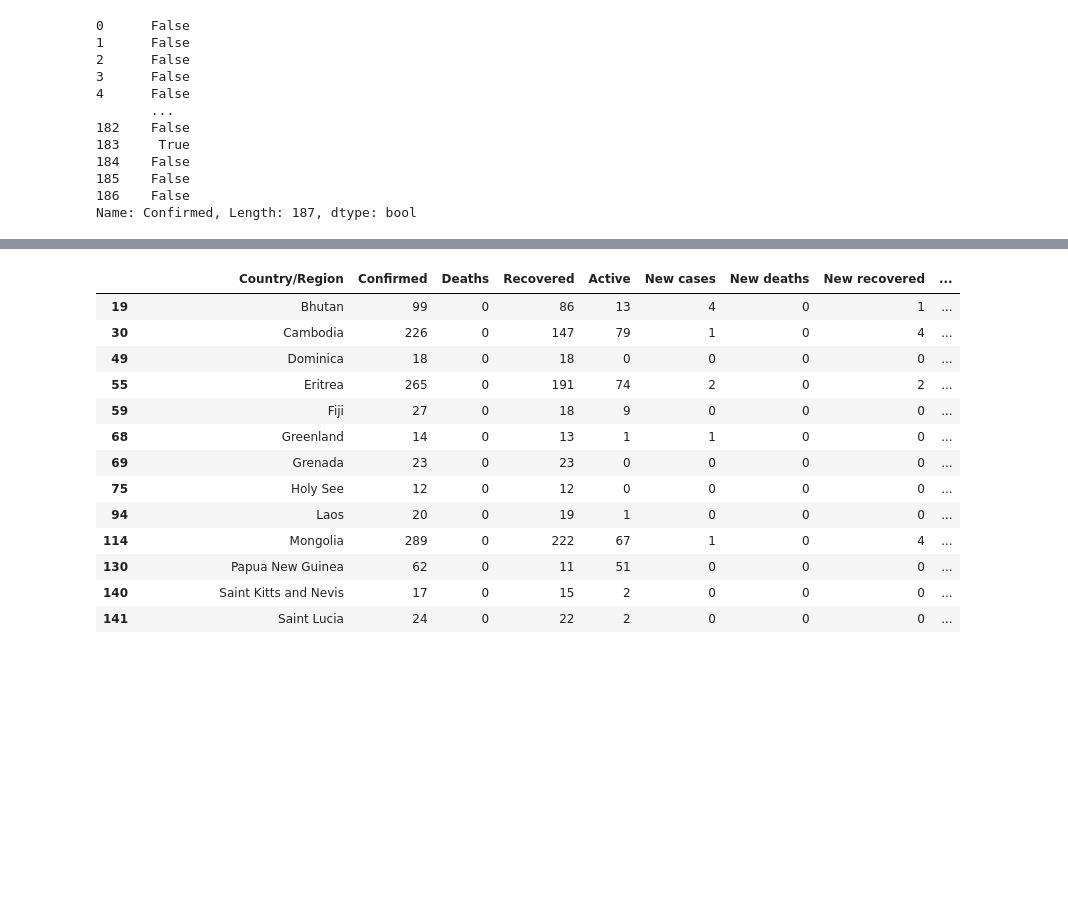
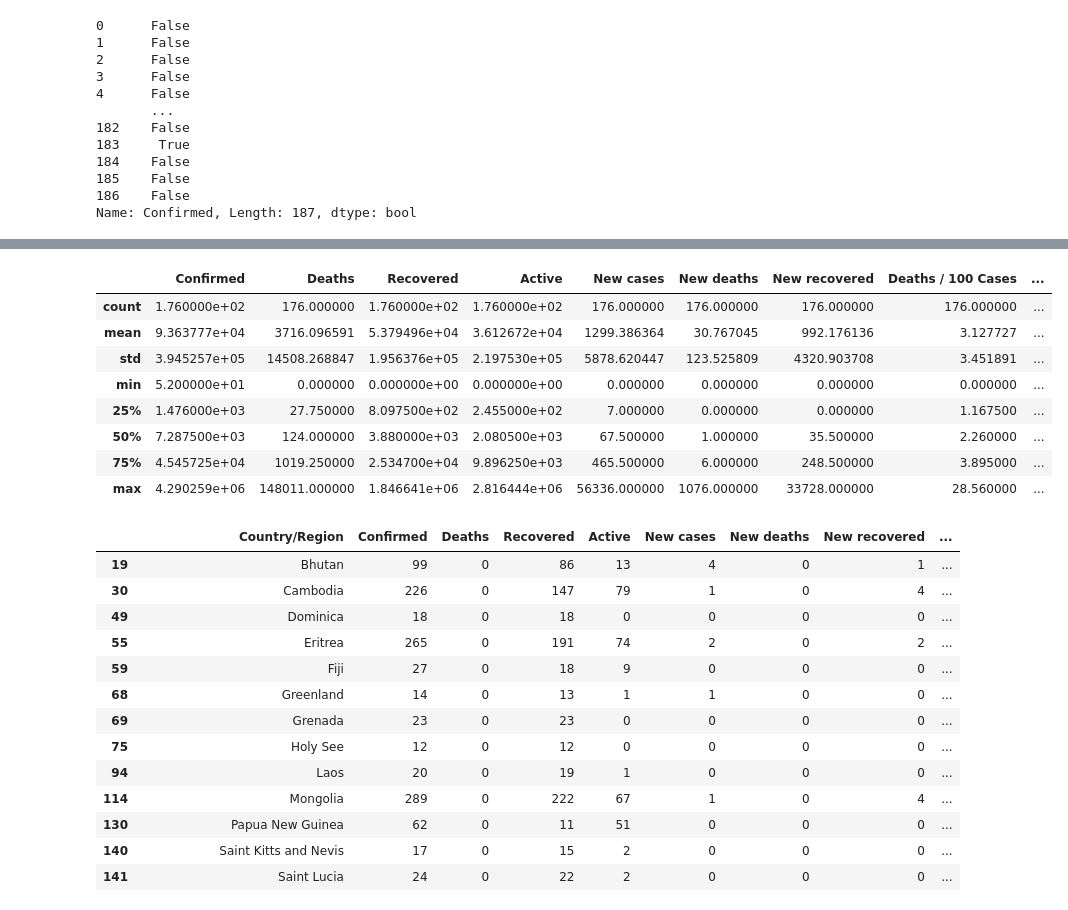
Before and after one commit to xyferr/BD-ML, a Jupyter notebook: covid - assesment/Covid data analysis.ipynb, the cells around one changed output, grey strips where cells are left out. Saved outputs shown, nothing was run; the diff lists cells and outputs as text; code cells hidden in the pictures; blank space fills up the shorter version.

```diff
--- a/covid - assesment/Covid data analysis.ipynb
+++ b/covid - assesment/Covid data analysis.ipynb
@@ -159,3 +188,15 @@ cov[cov.Confirmed < 20]
+# %%
+cov.describe()
+# %% [output]
+|  | Confirmed | Deaths | Recovered | Active | New cases | New deaths | New recovered | Deaths / 100 Cases | ... |
+| count | 1.760000e+02 | 176.000000 | 1.760000e+02 | 1.760000e+02 | 176.000000 | 176.000000 | 176.000000 | 176.000000 | ... |
+| mean | 9.363777e+04 | 3716.096591 | 5.379496e+04 | 3.612672e+04 | 1299.386364 | 30.767045 | 992.176136 | 3.127727 | ... |
+| std | 3.945257e+05 | 14508.268847 | 1.956376e+05 | 2.197530e+05 | 5878.620447 | 123.525809 | 4320.903708 | 3.451891 | ... |
+| min | 5.200000e+01 | 0.000000 | 0.000000e+00 | 0.000000e+00 | 0.000000 | 0.000000 | 0.000000 | 0.000000 | ... |
+| 25% | 1.476000e+03 | 27.750000 | 8.097500e+02 | 2.455000e+02 | 7.000000 | 0.000000 | 0.000000 | 1.167500 | ... |
+| 50% | 7.287500e+03 | 124.000000 | 3.880000e+03 | 2.080500e+03 | 67.500000 | 1.000000 | 35.500000 | 2.260000 | ... |
+| 75% | 4.545725e+04 | 1019.250000 | 2.534700e+04 | 9.896250e+03 | 465.500000 | 6.000000 | 248.500000 | 3.895000 | ... |
+| max | 4.290259e+06 | 148011.000000 | 1.846641e+06 | 2.816444e+06 | 56336.000000 | 1076.000000 | 33728.000000 | 28.560000 | ... |
 # %%
 # Checking for countries with no Covid fatalities & storing them in a dataframe
 no_death = cov[cov.Deaths == 0 ]
```
Also changed, not shown: parts of 10 cells of this notebook, 1 other file.
